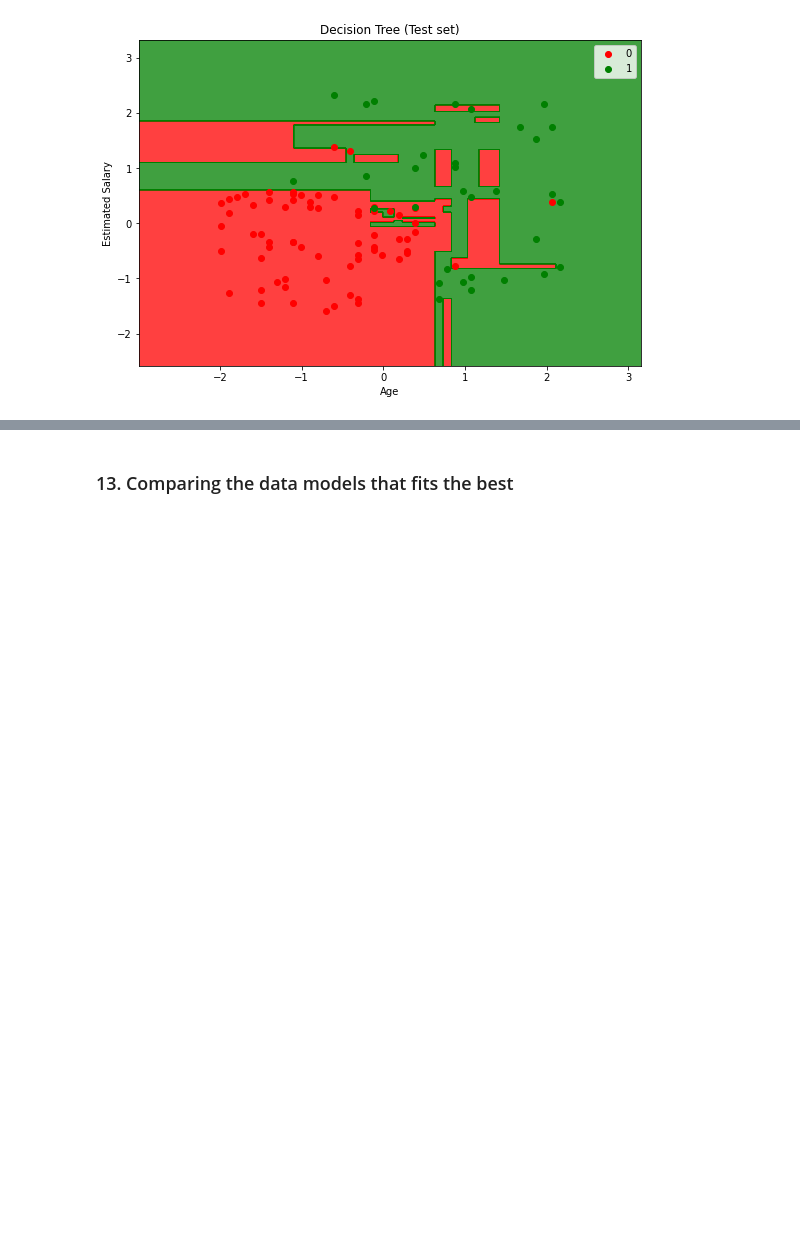
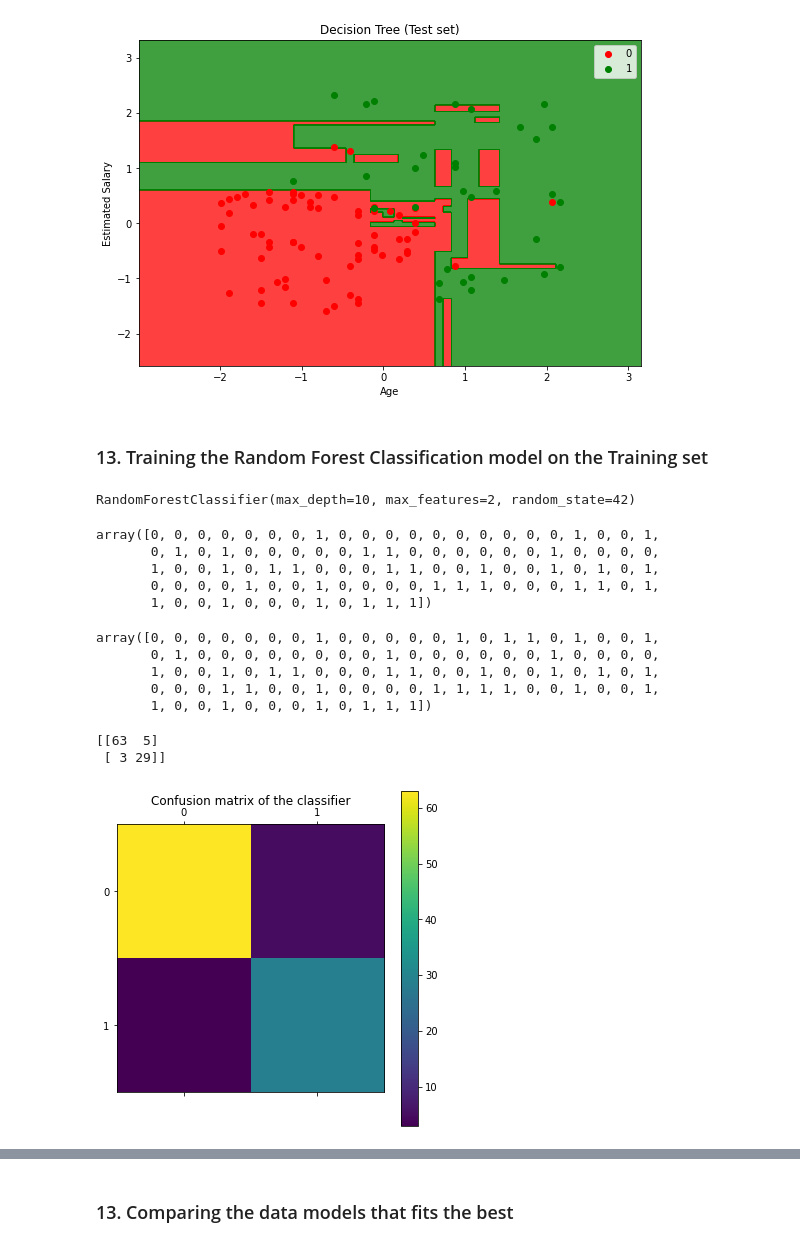
Before and after one commit to sautrikc/SUV-Buyers-Classification, a Jupyter notebook: SUV_Buyers_Classification.ipynb, the cells around one changed output, grey strips where cells are left out. Saved outputs shown, nothing was run; the diff lists cells and outputs as text; code cells hidden in the pictures; blank space fills up the shorter version.

```diff
--- a/SUV_Buyers_Classification.ipynb
+++ b/SUV_Buyers_Classification.ipynb
@@ -23,5 +18,5 @@ Mounted at /content/drive
 # %%
-dataset = pd.read_csv('/content/drive/MyDrive/Colab Notebooks/SUV-Buyers-Classification-main/SUV-Buyers-Classification-main/Social_Network_Ads.csv')
+dataset = pd.read_csv('https://raw.githubusercontent.com/sautrikc/SUV-Buyers-Classification/main/Social_Network_Ads.csv')
 # %% [markdown]
 ### 3. Exploring the dataset
 # %%
@@ -385,3 +380,45 @@ mapVisualisation('Decision Tree (Test set)', classifier_dtc,X_test,y_test)
 WARNING:matplotlib.axes._axes:*c* argument looks like a single numeric RGB or RGBA sequence, which should be avoided as value-mapping will have precedence in case its length matches with *x* & *y*.  P ...
 WARNING:matplotlib.axes._axes:*c* argument looks like a single numeric RGB or RGBA sequence, which should be avoided as value-mapping will have precedence in case its length matches with *x* & *y*.  P ...
 [figure]
+# %% [markdown]
+### 13. Training the Random Forest Classification model on the Training set
+# %%
+from sklearn.ensemble import RandomForestClassifier
+classifier_rf = RandomForestClassifier(n_estimators=100,max_features = 2, max_depth=10,random_state=42)
+classifier_rf.fit(X_train, y_train)
+# %% [output]
+RandomForestClassifier(max_depth=10, max_features=2, random_state=42)
+# %%
+#Predicting the Test set results
+y_pred_rf = classifier_rf.predict(X_test)
+# %%
+#true values
+y_test
+# %% [output]
+array([0, 0, 0, 0, 0, 0, 0, 1, 0, 0, 0, 0, 0, 0, 0, 0, 0, 0, 1, 0, 0, 1,
+       0, 1, 0, 1, 0, 0, 0, 0, 0, 1, 1, 0, 0, 0, 0, 0, 0, 1, 0, 0, 0, 0,
+       1, 0, 0, 1, 0, 1, 1, 0, 0, 0, 1, 1, 0, 0, 1, 0, 0, 1, 0, 1, 0, 1,
+       0, 0, 0, 0, 1, 0, 0, 1, 0, 0, 0, 0, 1, 1, 1, 0, 0, 0, 1, 1, 0, 1,
+       1, 0, 0, 1, 0, 0, 0, 1, 0, 1, 1, 1])
+# %%
+#predicted values
+y_pred_rf
+# %% [output]
+array([0, 0, 0, 0, 0, 0, 0, 1, 0, 0, 0, 0, 0, 1, 0, 1, 1, 0, 1, 0, 0, 1,
+       0, 1, 0, 0, 0, 0, 0, 0, 0, 0, 1, 0, 0, 0, 0, 0, 0, 1, 0, 0, 0, 0,
+       1, 0, 0, 1, 0, 1, 1, 0, 0, 0, 1, 1, 0, 0, 1, 0, 0, 1, 0, 1, 0, 1,
+       0, 0, 0, 1, 1, 0, 0, 1, 0, 0, 0, 0, 1, 1, 1, 1, 0, 0, 1, 0, 0, 1,
+       1, 0, 0, 1, 0, 0, 0, 1, 0, 1, 1, 1])
+# %%
+#find confusion matrix
+print(confusion_matrix(y_test, y_pred_rf))
+
+cm = confusion_matrix(y_test, y_pred_rf)
+pl.matshow(cm)
+pl.title('Confusion matrix of the classifier')
+pl.colorbar()
+pl.show()
+# %% [output]
+[[63  5]
+ [ 3 29]]
+[figure, added]
```
Also changed, not shown: parts of 7 cells of this notebook.
